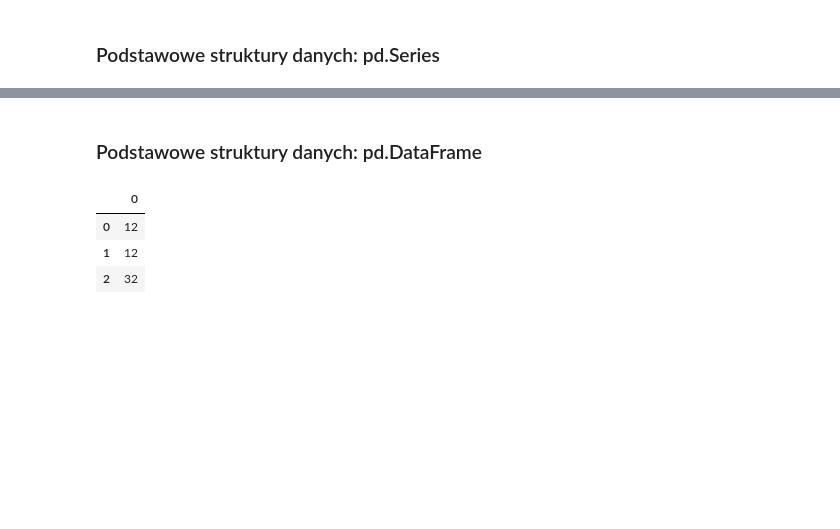
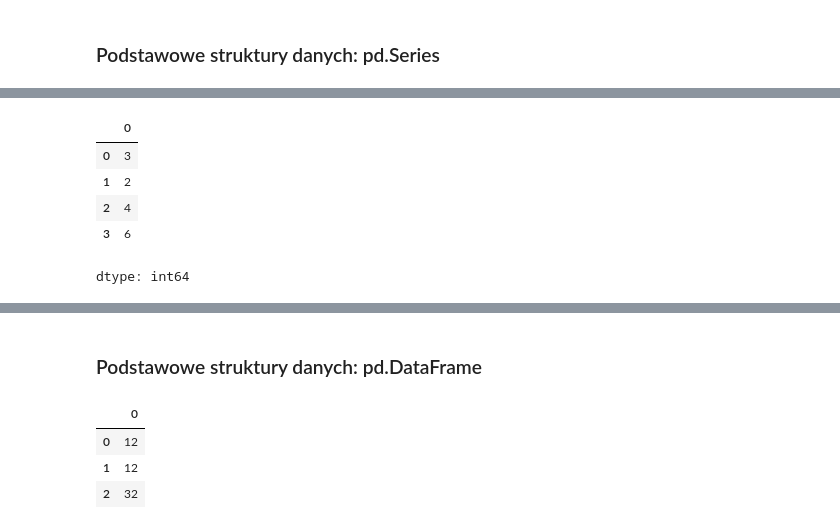
Before and after one commit to ArkSze78/Data-Science_Bootcamp, a Jupyter notebook: 02_analiza_danych/01_pandas_intro.ipynb, the cells around one changed output, grey strips where cells are left out. Saved outputs shown, nothing was run; the diff lists cells and outputs as text; code cells hidden in the pictures; blank space fills up the shorter version.

```diff
--- a/02_analiza_danych/01_pandas_intro.ipynb
+++ b/02_analiza_danych/01_pandas_intro.ipynb
@@ -194,0 +28,10 @@ dtype: float64
+# %%
+s = pd.Series(data=[3, 2, 4, 6])
+s
+# %% [output]
+|  | 0 |
+| 0 | 3 |
+| 1 | 2 |
+| 2 | 4 |
+| 3 | 6 |
+dtype: int64
```
Also changed, not shown: parts of 43 cells of this notebook.
